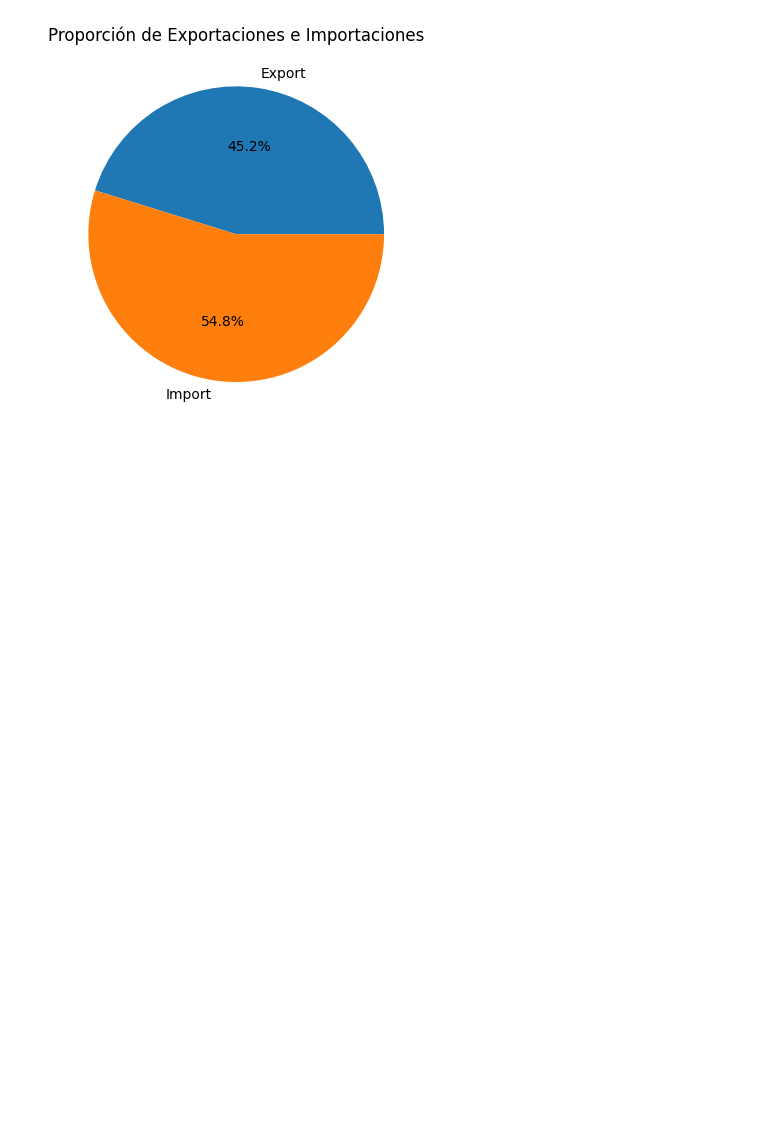
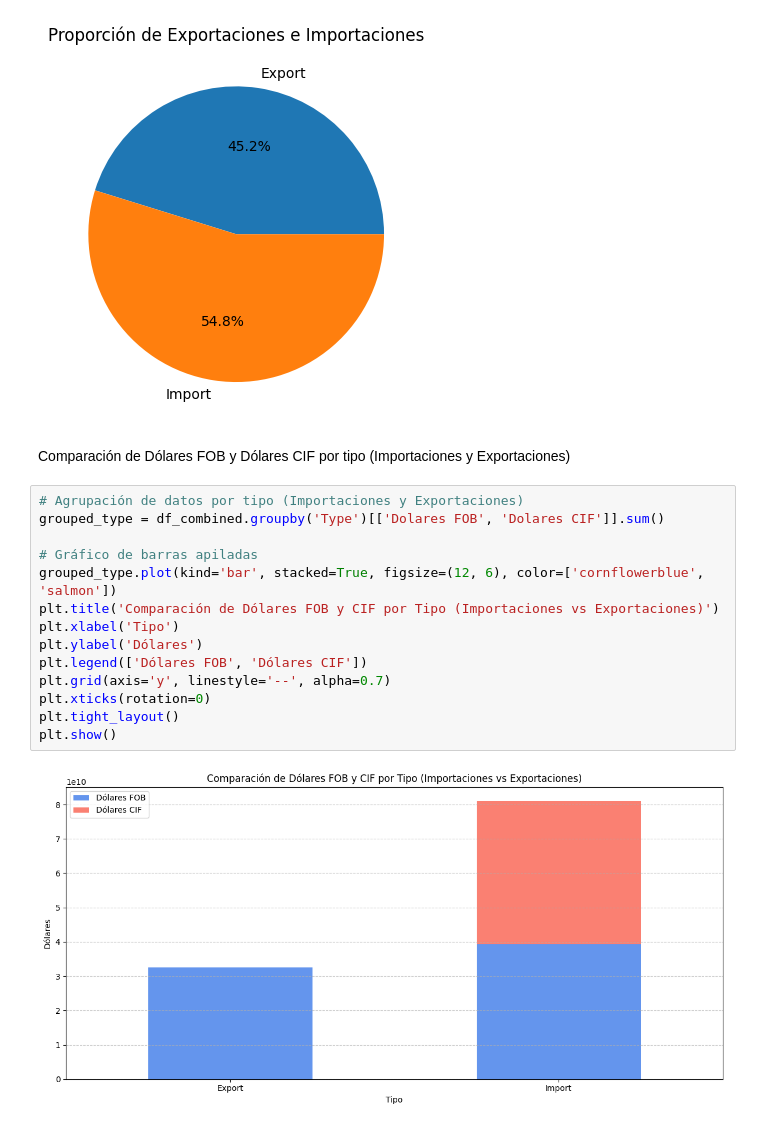
Before and after one commit to VictorAlexanderM/Analitica_datos, a Jupyter notebook: AS_Tarea_2.ipynb, the cells around one changed output. Drawn from its saved outputs; the diff is of its cells as text; blank space fills up the shorter version.

Commit message:
Se agregan graficos de Comparación

```diff
--- a/AS_Tarea_2.ipynb
+++ b/AS_Tarea_2.ipynb
@@ -555,3 +586,21 @@ plt.ylabel('')  # Eliminar etiqueta innecesaria
 plt.show()
 # %% [output]
 [figure]
+# %% [markdown]
+ Comparación de Dólares FOB y Dólares CIF por tipo (Importaciones y Exportaciones)
+# %%
+# Agrupación de datos por tipo (Importaciones y Exportaciones)
+grouped_type = df_combined.groupby('Type')[['Dolares FOB', 'Dolares CIF']].sum()
+
+# Gráfico de barras apiladas
+grouped_type.plot(kind='bar', stacked=True, figsize=(12, 6), color=['cornflowerblue', 'salmon'])
+plt.title('Comparación de Dólares FOB y CIF por Tipo (Importaciones vs Exportaciones)')
+plt.xlabel('Tipo')
+plt.ylabel('Dólares')
+plt.legend(['Dólares FOB', 'Dólares CIF'])
+plt.grid(axis='y', linestyle='--', alpha=0.7)
+plt.xticks(rotation=0)
+plt.tight_layout()
+plt.show()
+# %% [output]
+[figure, added]
```
Also changed, not shown: parts of 12 cells of this notebook, 2 other files.
